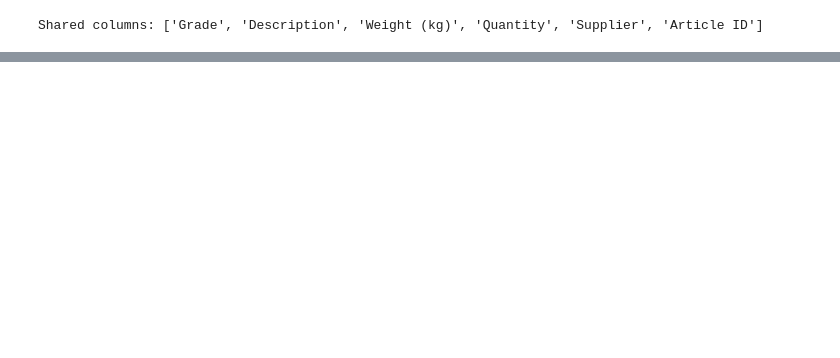
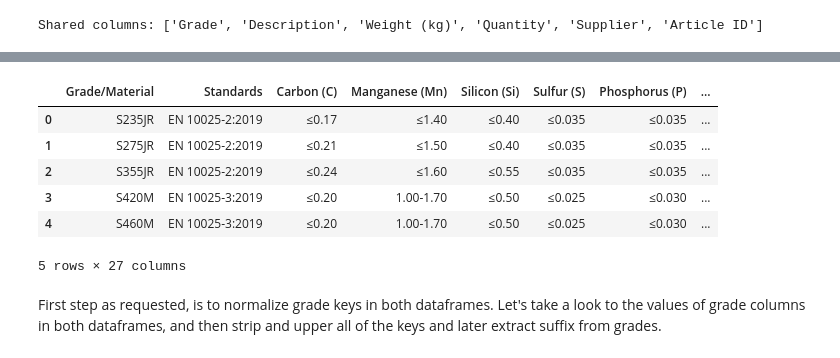
Before and after one commit to shayantabatabaee/vanilla-steel-assesment, a Jupyter notebook: run.ipynb, the cells around one changed output, grey strips where cells are left out. Saved outputs shown, nothing was run; the diff lists cells and outputs as text; code cells hidden in the pictures; blank space fills up the shorter version.

```diff
--- a/run.ipynb
+++ b/run.ipynb
@@ -188,0 +200,3 @@ inventory_dataset.to_csv(os.path.join(OUTPUT_FOLDER_PATH, 'inventory_dataset.csv
+# %%
+rfq_df=rfq_df.dropna(axis=1, how='all')
+ref_df=ref_df.dropna(axis=1, how='all')
@@ -188,0 +215,12 @@ inventory_dataset.to_csv(os.path.join(OUTPUT_FOLDER_PATH, 'inventory_dataset.csv
+# %%
+ref_df.head()
+# %% [output]
+|  | Grade/Material | Standards | Carbon (C) | Manganese (Mn) | Silicon (Si) | Sulfur (S) | Phosphorus (P) | ... |
+| 0 | S235JR | EN 10025-2:2019 | ≤0.17 | ≤1.40 | ≤0.40 | ≤0.035 | ≤0.035 | ... |
+| 1 | S275JR | EN 10025-2:2019 | ≤0.21 | ≤1.50 | ≤0.40 | ≤0.035 | ≤0.035 | ... |
+| 2 | S355JR | EN 10025-2:2019 | ≤0.24 | ≤1.60 | ≤0.55 | ≤0.035 | ≤0.035 | ... |
+| 3 | S420M | EN 10025-3:2019 | ≤0.20 | 1.00-1.70 | ≤0.50 | ≤0.025 | ≤0.030 | ... |
+| 4 | S460M | EN 10025-3:2019 | ≤0.20 | 1.00-1.70 | ≤0.50 | ≤0.025 | ≤0.030 | ... |
+5 rows × 27 columns
+# %% [markdown]
+First step as requested, is to normalize grade keys in both dataframes. Let's take a look to the values of grade columns in both dataframes, and then strip and upper all of the keys and later extract suffix from grades.
```
Also changed, not shown: parts of 61 cells of this notebook, 1 other file.
